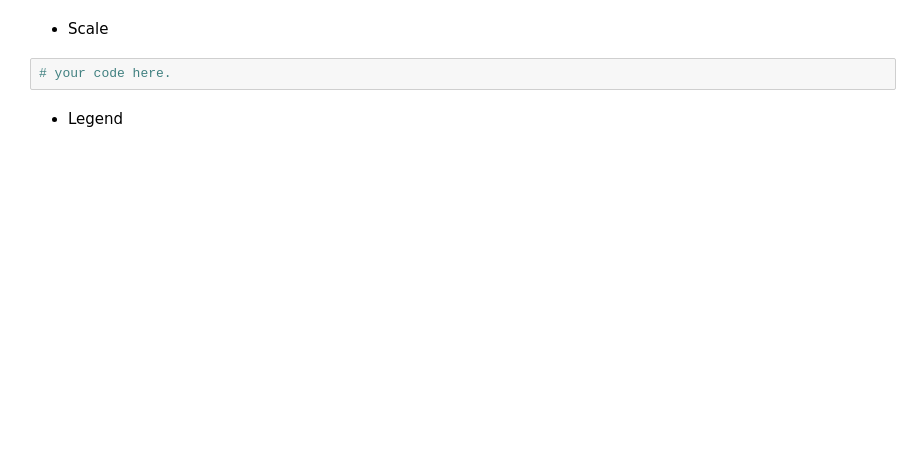
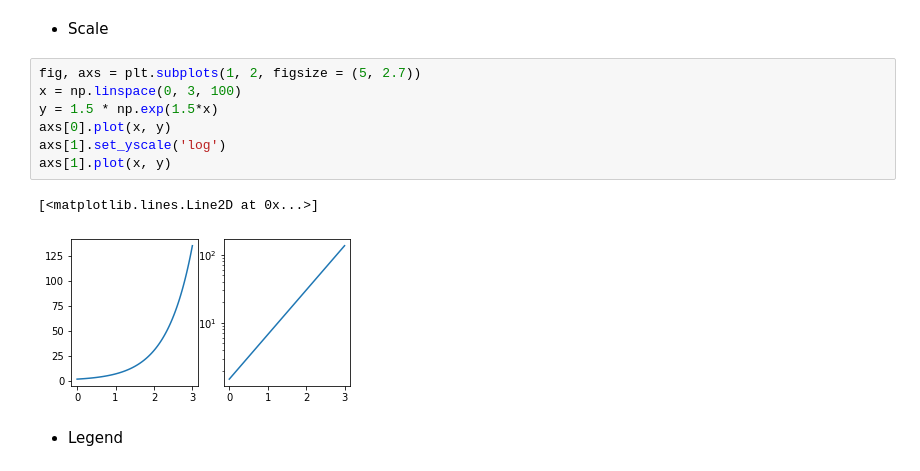
Before and after one commit to SophieShin/CLA3109_class, a Jupyter notebook: week10/practice#6.ipynb, the cells around one changed output. Drawn from its saved outputs; the diff is of its cells as text; blank space fills up the shorter version.

```diff
--- a/week10/practice#6.ipynb
+++ b/week10/practice#6.ipynb
@@ -34,7 +47,15 @@ Text(0.5, 0, '[0, 100]')
 # %% [markdown]
  - Scale
 # %%
-# your code here.
+fig, axs = plt.subplots(1, 2, figsize = (5, 2.7))
+x = np.linspace(0, 3, 100)
+y = 1.5 * np.exp(1.5*x)
+axs[0].plot(x, y)
+axs[1].set_yscale('log')
+axs[1].plot(x, y)
+# %% [output]
+[<matplotlib.lines.Line2D at 0x...>]
+[figure, added]
 # %% [markdown]
  - Legend
 # %%
```
Also changed, not shown: parts of 10 cells of this notebook.
